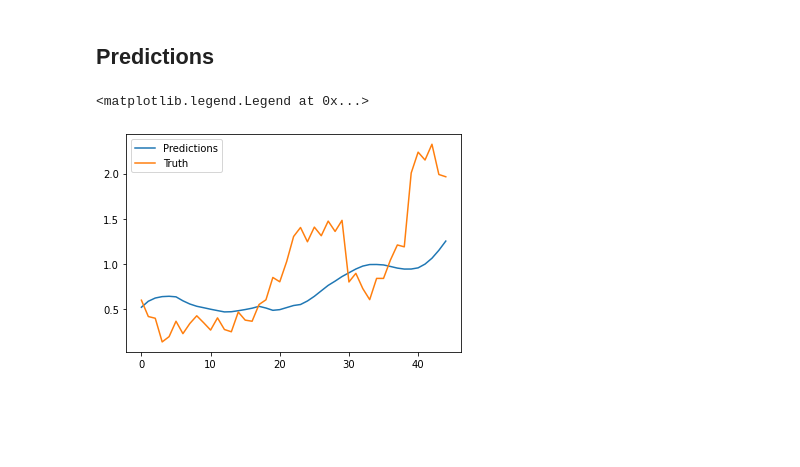
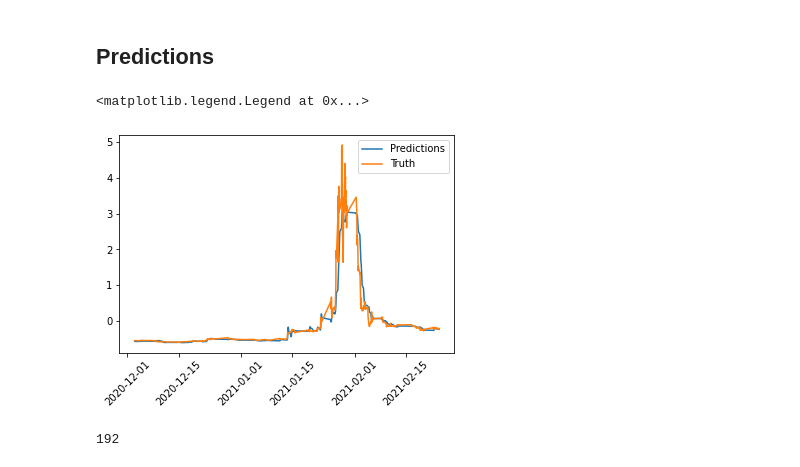
Before and after one commit to brijow/foobar-gamestop, a Jupyter notebook: notebooks/scratchboard.ipynb, the cells around one changed output. Cells and saved outputs as stored; diff of their text form; code cells hidden in the pictures; blank space fills up the shorter version.

```diff
--- a/notebooks/scratchboard.ipynb
+++ b/notebooks/scratchboard.ipynb
@@ -282,7 +346,6 @@ plt.legend()
 # %% [markdown]
 ## Predictions
 # %%
-# model(X_test)
 predictions, losses = [], []
 criterion = nn.L1Loss(reduction='sum').to(device)
 
@@ -298,10 +361,17 @@ with torch.no_grad():
         loss = criterion(y_pred, y_i)
         losses.append(loss.item())
 
-# sns.distplot(losses, bins=50, kde=True)
-plt.plot(predictions, label="Predictions")
-plt.plot(y_test, label="Truth")
-plt.legend()
+truth = y_test.cpu().numpy().flatten()
-# %% [output]
-<matplotlib.legend.Legend at 0x...>
-[figure, removed]
+# %%
+
+plt.plot(datetime_test ,predictions, label="Predictions")
+plt.plot(datetime_test, truth, label="Truth")
+plt.xticks(rotation=45)
+plt.legend()
+# %% [output]
+<matplotlib.legend.Legend at 0x...>
+[figure, added]
+# %%
+len(test_datetime_list)
+# %% [output]
+192
```
Also changed, not shown: parts of 12 cells of this notebook, 4 other files.
